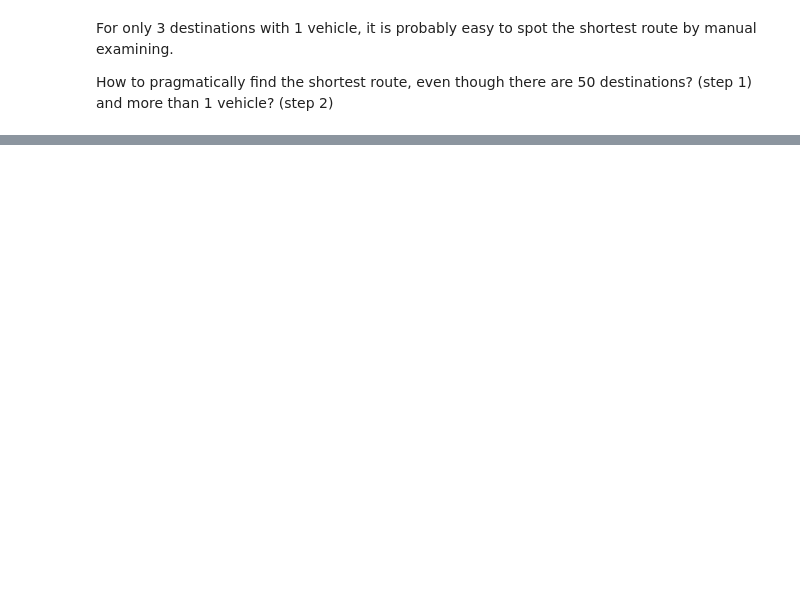
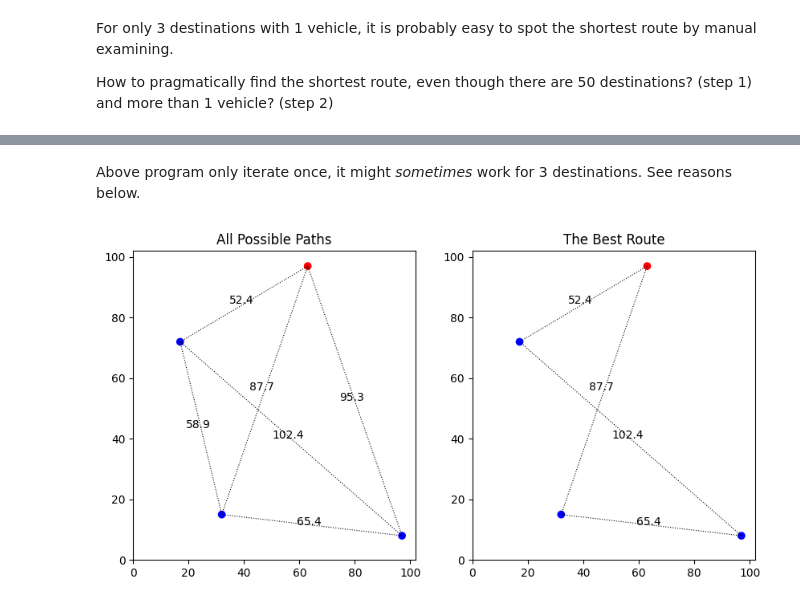
Before and after one commit to kellychin79/analysis_4, a Jupyter notebook: routing_with_xy_coordinates.ipynb, the cells around one changed output, grey strips where cells are left out. Drawn from its saved outputs; the diff is of its cells as text; code cells hidden in the pictures; blank space fills up the shorter version.

```diff
--- a/routing_with_xy_coordinates.ipynb
+++ b/routing_with_xy_coordinates.ipynb
@@ -312,0 +315,8 @@ Above program is only 1 iteration, can't guarantee the first iteration returns t
+# %% [markdown]
+Above program only iterate once, it might *sometimes* work for 3 destinations. See reasons below.
+# %%
+random.seed(1)
+
+run(max_range=100, num_dest=3)
+# %% [output]
+[figure, added]
```
Also changed, not shown: parts of 64 cells of this notebook.
